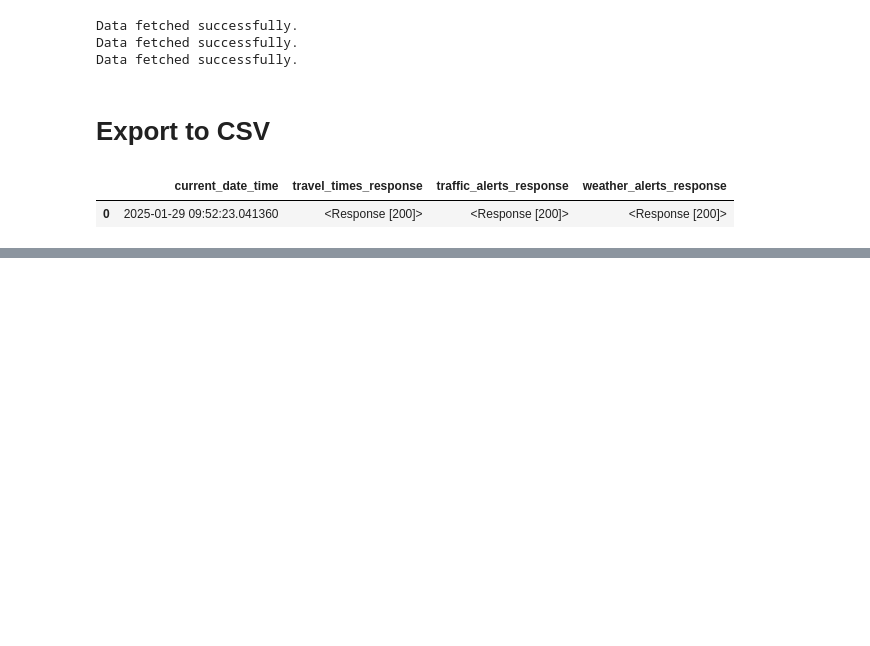
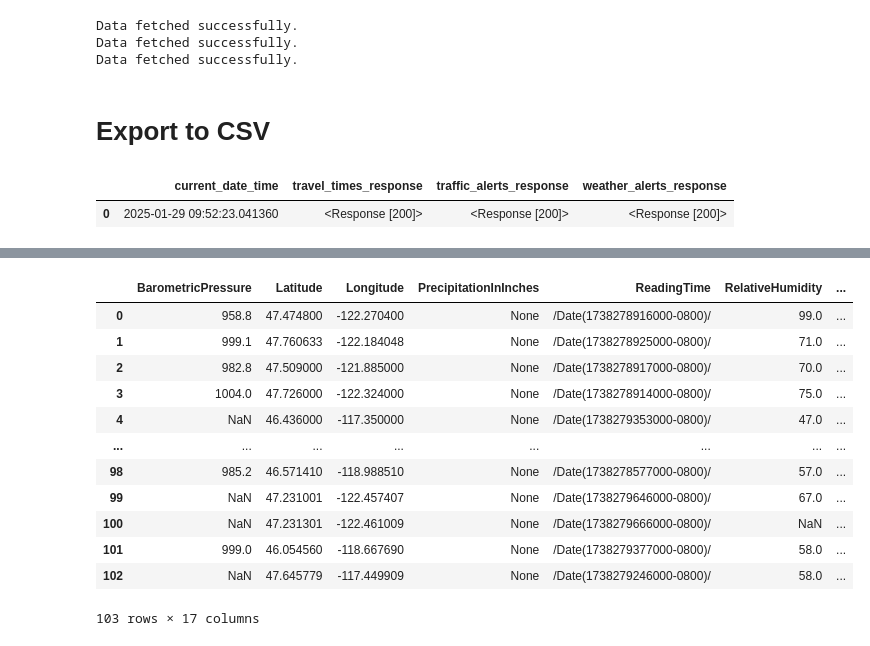
Before and after one commit to junclemente/ads507-finalproject, a Jupyter notebook: jun/explore.ipynb, the cells around one changed output, grey strips where cells are left out. Drawn from its saved outputs; the diff is of its cells as text; code cells hidden in the pictures; blank space fills up the shorter version.

```diff
--- a/jun/explore.ipynb
+++ b/jun/explore.ipynb
@@ -151,0 +192,16 @@ df_response
+# %%
+df_wa
+# %% [output]
+|  | BarometricPressure | Latitude | Longitude | PrecipitationInInches | ReadingTime | RelativeHumidity | ... |
+| 0 | 958.8 | 47.474800 | -122.270400 | None | /Date(1738278916000-0800)/ | 99.0 | ... |
+| 1 | 999.1 | 47.760633 | -122.184048 | None | /Date(1738278925000-0800)/ | 71.0 | ... |
+| 2 | 982.8 | 47.509000 | -121.885000 | None | /Date(1738278917000-0800)/ | 70.0 | ... |
+| 3 | 1004.0 | 47.726000 | -122.324000 | None | /Date(1738278914000-0800)/ | 75.0 | ... |
+| 4 | NaN | 46.436000 | -117.350000 | None | /Date(1738279353000-0800)/ | 47.0 | ... |
+| ... | ... | ... | ... | ... | ... | ... | ... |
+| 98 | 985.2 | 46.571410 | -118.988510 | None | /Date(1738278577000-0800)/ | 57.0 | ... |
+| 99 | NaN | 47.231001 | -122.457407 | None | /Date(1738279646000-0800)/ | 67.0 | ... |
+| 100 | NaN | 47.231301 | -122.461009 | None | /Date(1738279666000-0800)/ | NaN | ... |
+| 101 | 999.0 | 46.054560 | -118.667690 | None | /Date(1738279377000-0800)/ | 58.0 | ... |
+| 102 | NaN | 47.645779 | -117.449909 | None | /Date(1738279246000-0800)/ | 58.0 | ... |
+103 rows × 17 columns
```
Also changed, not shown: parts of 3 cells of this notebook, 4 other files.
